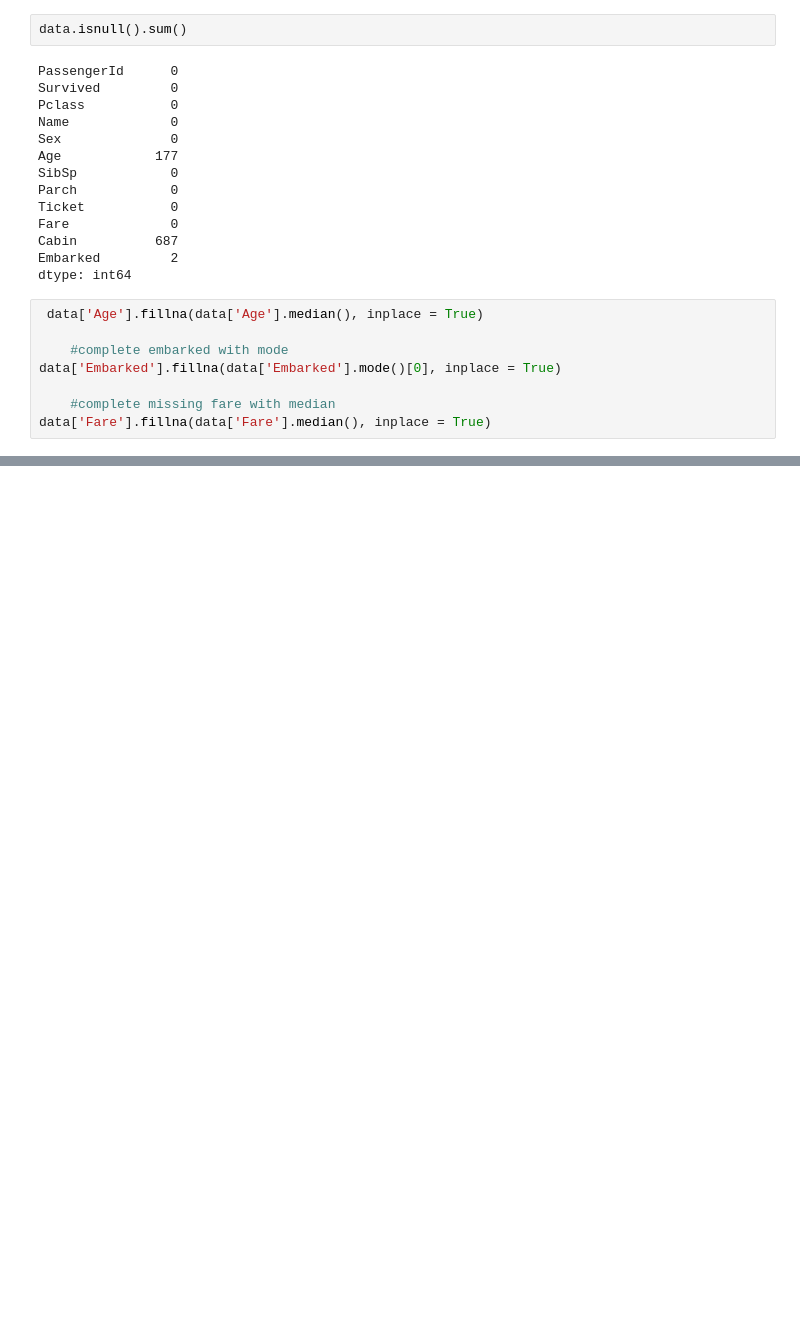
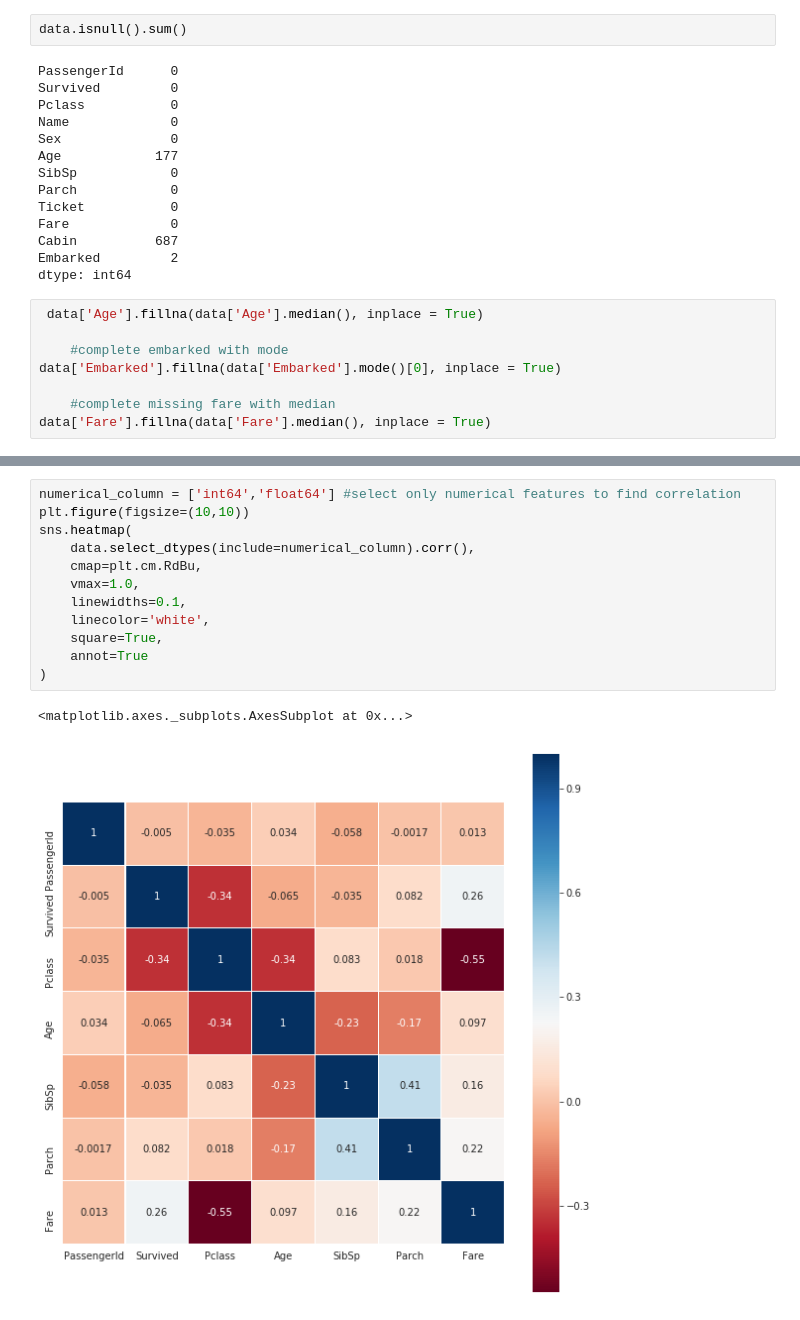
Before and after one commit to srinath116/BIGDATA-, a Jupyter notebook: datapreprocessing.ipynb, the cells around one changed output, grey strips where cells are left out. Drawn from its saved outputs; the diff is of its cells as text; blank space fills up the shorter version.

```diff
--- a/datapreprocessing.ipynb
+++ b/datapreprocessing.ipynb
@@ -84,0 +149,15 @@ data['Fare'].fillna(data['Fare'].median(), inplace = True)
+# %%
+numerical_column = ['int64','float64'] #select only numerical features to find correlation
+plt.figure(figsize=(10,10))
+sns.heatmap(
+    data.select_dtypes(include=numerical_column).corr(),
+    cmap=plt.cm.RdBu,
+    vmax=1.0,
+    linewidths=0.1,
+    linecolor='white',
+    square=True,
+    annot=True
+)
+# %% [output]
+<matplotlib.axes._subplots.AxesSubplot at 0x...>
+[figure, added]
```
Also changed, not shown: parts of 11 cells of this notebook, 1 other file.
